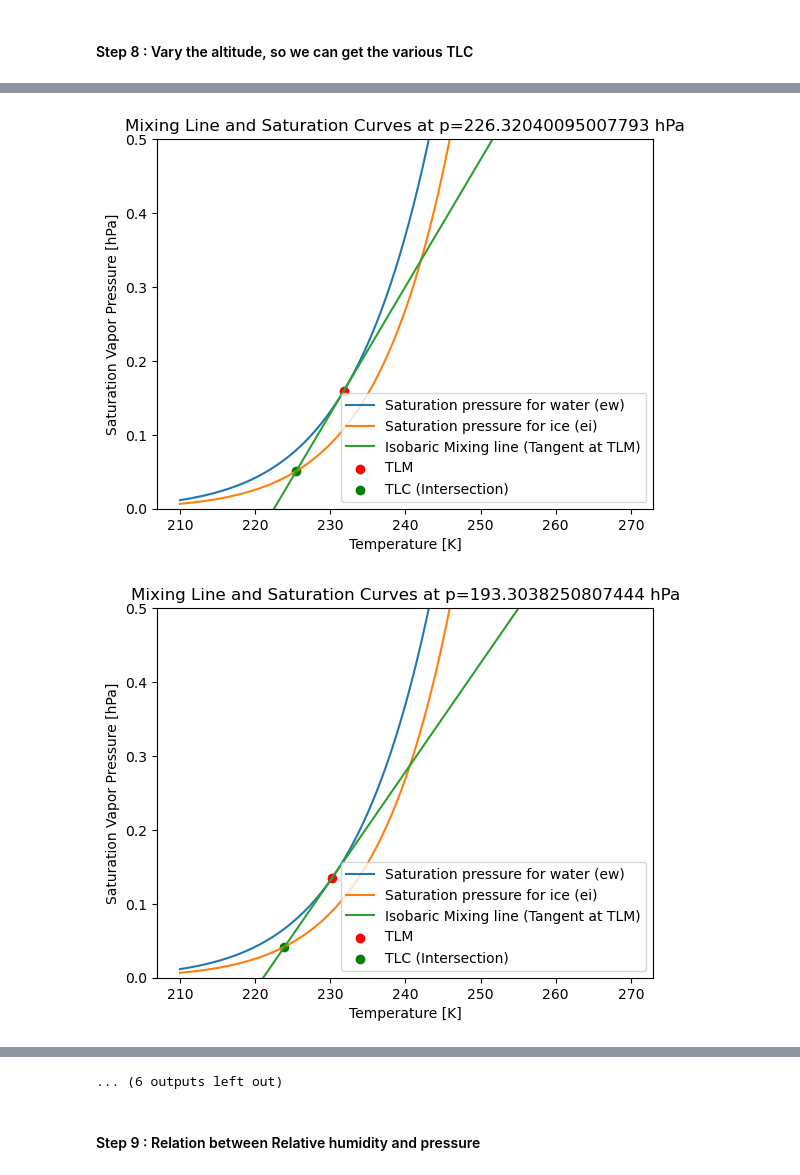
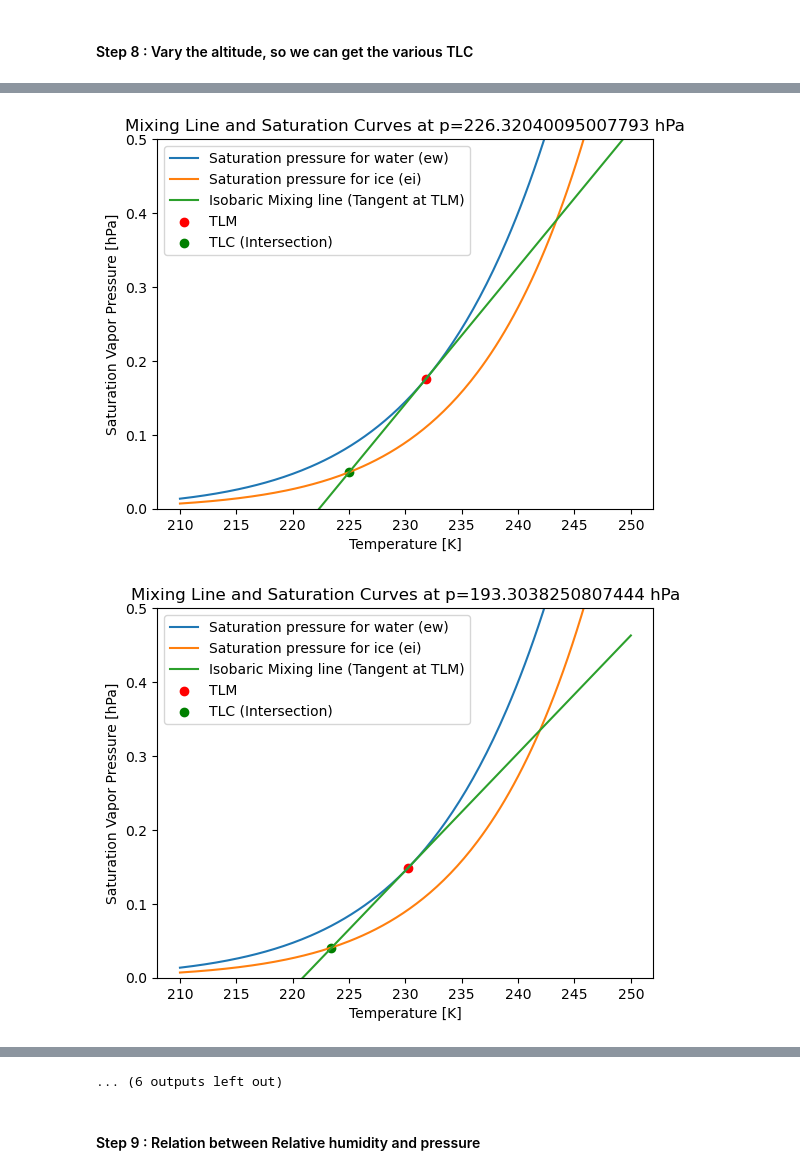
Before and after one commit to afsulecik/FlightContrailDetection, a Jupyter notebook: FAIP Math.ipynb, the cells around one changed output, grey strips where cells are left out. Drawn from its saved outputs; the diff is of its cells as text; code cells hidden in the pictures.

Commit message:
Using Goff-Gratsch equation

```diff
--- a/FAIP Math.ipynb
+++ b/FAIP Math.ipynb
@@ -57,6 +57,14 @@ T_LM
 <h4>Step 3 : Saturation presure for water and ice</h4>
 # %%
 import matplotlib.pyplot as plt
+import numpy as np
+import pandas as pd
+
+#Constants for Goff-Gratsch eq.
+p_st = 101325/100 #Pa to hPa
+p_ic = 611.73/100 #Pa to hPa
+T_st = 372.15 #K
+T_0 = 273.16 #K
 
 # Initialize an empty list to store temperatures and corresponding ew and ei values
 temperatures = []
@@ -68,15 +76,25 @@ current_temperature = start_temperature
 while current_temperature <= end_temperature:
     temperatures.append(current_temperature)
 
-    # Calculate ew using the Magnus Teten formula (Murray, 1967)
-    ew = 6.1078 * math.exp(17.269388 * (current_temperature - 273.16) / (current_temperature - 35.86))
+    # Calculate ew using the Goff-Gratsch eq.
+    ew = p_st * 10 ** (-7.90298 * (T_st / current_temperature - 1) + 5.02808 * np.log10(T_st / current_temperature) - 1.3816e-7 * (10**(11.344 * (1 - current_temperature / T_st))-1) + 8.1328e-3 * (10 ** (-3.49149 * (T_st / current_temperature-1))-1))
     ew_values.append(ew)
 
-    # Calculate ei using the Magnus Teten formula (Murray, 1967)
-    ei = 6.1078 * math.exp(21.8745584 * (current_temperature - 273.16) / (current_temperature - 7.66))
+    # Calculate ei using the Goff-Gratsch eq.
+    ei = p_ic * 10 ** (-9.09718 *(T_0/current_temperature-1) - 3.56654 * np.log10(T_0/current_temperature) + 0.876793*(1-(current_temperature/T_0)))
     ei_values.append(ei)
 
     current_temperature += step
+
+# Create a DataFrame
+df = pd.DataFrame({
+    'Temperature [K]': temperatures,
+    'Saturation Pressure for Water [hPa]': ew_values,
+    'Saturation Pressure for Ice [hPa]': ei_values
+})
+
+# Display the DataFrame
+print(df)
 
 # Plotting
 plt.plot(temperatures, ew_values, label='Saturation pressure for water (ew)')
@@ -224,8 +259,14 @@ import numpy as np
 
 # Set the temperature range
 start_temperature = 210
-end_temperature = 270
+end_temperature = 250
 step = 0.2
+
+#Constants for Goff-Gratsch eq.
+p_st = 101325/100 #Pa to hPa
+p_ic = 611.73/100 #Pa to hPa
+T_st = 372.15 #K
+T_0 = 273.16 #K
 
 # Initialize an empty list to store temperatures and corresponding ew and ei values
 temperatures = []
@@ -237,12 +278,12 @@ current_temperature = start_temperature
 while current_temperature <= end_temperature:
     temperatures.append(current_temperature)
 
-    # Calculate ew using the Magnus Teten formula (Murray, 1967)
-    ew = 6.1078 * math.exp(17.269388 * (current_temperature - 273.16) / (current_temperature - 35.86))
+    # Calculate ew using the Goff-Gratsch eq.
+    ew = p_st * 10 ** (-7.90298 * (T_st / current_temperature - 1) + 5.02808 * np.log10(T_st / current_temperature) - 1.3816e-7 * (10**(11.344 * (1 - current_temperature / T_st))-1) + 8.1328e-3 * (10 ** (-3.49149 * (T_st / current_temperature-1))-1))
     ew_values.append(ew)
 
-    # Calculate ei using the Magnus Teten formula (Murray, 1967)
-    ei = 6.1078 * math.exp(21.8745584 * (current_temperature - 273.16) / (current_temperature - 7.66))
+    # Calculate ei using the Goff-Gratsch eq.
+    ei = p_ic * 10 ** (-9.09718 *(T_0/current_temperature-1) - 3.56654 * np.log10(T_0/current_temperature) + 0.876793*(1-(current_temperature/T_0)))
     ei_values.append(ei)
 
     current_temperature += step
@@ -358,2 +399,2 @@ plt.show()
-[figure, old version]
+[figure, new version]
-[figure, old version]
+[figure, new version]
```
Also changed, not shown: parts of 6 cells of this notebook.
